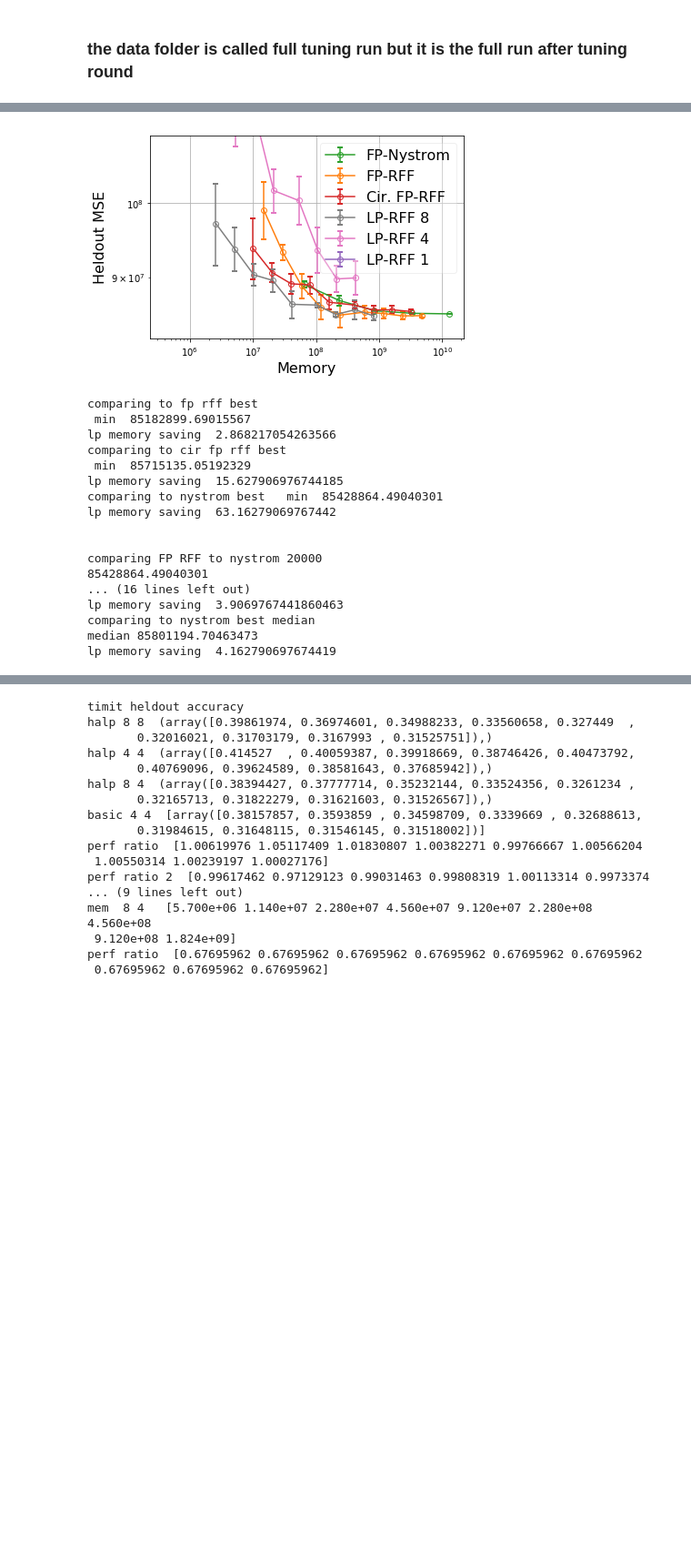
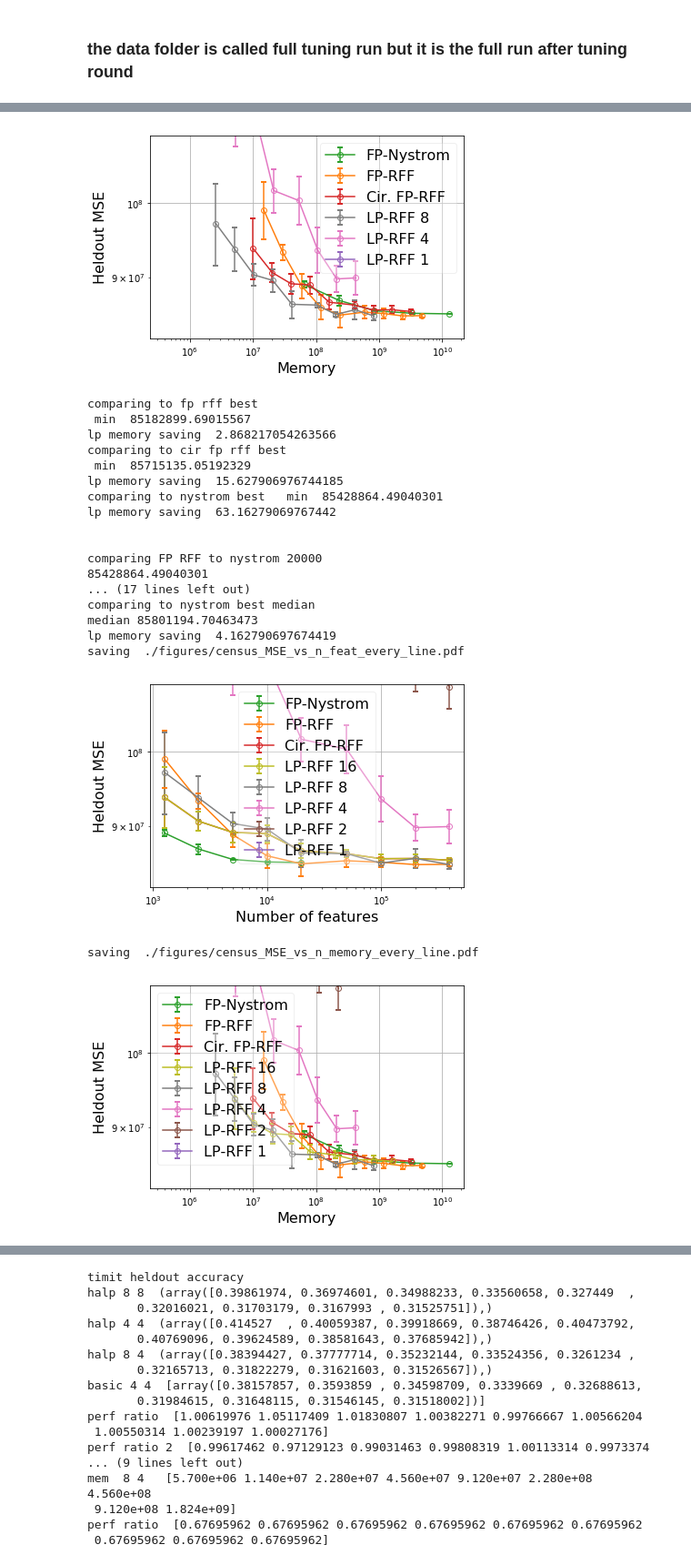
Before and after one commit to JianGoForIt/lp_rffs, a Jupyter notebook: kernel_reg/notebook/lp_rff_large_exp_full_run_memory_plot.ipynb, the cells around one changed output, grey strips where cells are left out. Shown at 91% size. Saved outputs shown, nothing was run; the diff lists cells and outputs as text; code cells hidden in the pictures; blank space fills up the shorter version.

```diff
--- a/kernel_reg/notebook/lp_rff_large_exp_full_run_memory_plot.ipynb
+++ b/kernel_reg/notebook/lp_rff_large_exp_full_run_memory_plot.ipynb
@@ -119,7 +119,8 @@ def plot_full_run(n_rff_feat, n_nystrom_feat, general_folder_performance, genera
                   performance_file_name="eval_metric.txt",
                   metric_file_name="metric_sample_eval.txt", do_median=False,
                   do_logx_plot=False, do_logy_plot=False, ylim=None, xlim=None,
-                  performance_name="L2 loss", mem_saving_thresh=0.001, y_reverse=False, plot_halp=False, plot_all_line=False):
+                  performance_name="L2 loss", mem_saving_thresh=0.001, y_reverse=False, plot_halp=False,
+                  plot_all_line=False, plot_every_line=False):
     memory_list_rff = np.array( [rff_mem_func(n_feat) for n_feat in n_rff_feat] )
     subfolder_pattern = folder_pattern.replace("type_unk", "type_rff")
     performance_list_rff = get_performance_list(n_rff_feat, general_folder_performance, subfolder_pattern, seeds,
@@ -253,13 +254,14 @@ def plot_full_run(n_rff_feat, n_nystrom_feat, general_folder_performance, genera
             plt.xlim(xlim)
 #         plt.xlim([1e5, 1e7])
         plt.tight_layout()
-        save_csv_with_error_bar(data_list, file_name="./data_for_plot/" + dataset_name + "_" + performance_name + "_vs_n_feat_lm_halp.csv")
-        plt.savefig("./figures/" + dataset_name + "_" + performance_name + "_vs_n_feat_lm_halp.pdf")
+#         save_csv_with_error_bar(data_list, file_name="./data_for_plot/" + dataset_name + "_" + performance_name + "_vs_n_feat_lm_halp.csv")
+#         plt.savefig("./figures/" + dataset_name + "_" + performance_name + "_vs_n_feat_lm_halp.pdf")
         plt.show()
         return
 
-
-    if plot_all_line:
+    if plot_every_line:
+        plot_bit_list = [16, 8, 4, 2, 1]
+    elif plot_all_line:
         plot_bit_list = [8, 4, 1]
     else:
         plot_bit_list = [8, 4]
@@ -268,7 +270,7 @@ def plot_full_run(n_rff_feat, n_nystrom_feat, general_folder_performance, genera
     data_list = []
     data_list.append(("FP-Nystrom", n_nystrom_feat, performance_list_nystrom) )
     data_list.append(("FP-RFF", n_rff_feat, performance_list_rff) )
-    if plot_all_line:
+    if plot_all_line or plot_every_line:
         data_list.append(("Cir. FP-RFF", n_rff_feat, performance_list_cir_rff ) )
     for nbit in plot_bit_list:
         data_list.append(("LP-RFF " + str(nbit), n_rff_feat, lp_cir_rff_perf_dict[nbit] ) )
@@ -286,7 +288,11 @@ def plot_full_run(n_rff_feat, n_nystrom_feat, general_folder_performance, genera
     if xlim is not None:
         plt.xlim(xlim)
     plt.tight_layout()
-    if plot_all_line:
+    if plot_every_line:
+        print "saving ", "./figures/" + dataset_name + "_" + performance_name + "_vs_n_feat_every_line.pdf"
+        save_csv_with_error_bar(data_list, file_name="./data_for_plot/" + dataset_name + "_" + performance_name + "_vs_n_feat_every_line.csv")
+        plt.savefig("./figures/" + dataset_name + "_" + performance_name + "_vs_n_feat_every_line.pdf")
+    elif plot_all_line:
         print "saving ", "./figures/" + dataset_name + "_" + performance_name + "_vs_n_feat_all_line.pdf"
         save_csv_with_error_bar(data_list, file_name="./data_for_plot/" + dataset_name + "_" + performance_name + "_vs_n_feat_all_line.csv")
         plt.savefig("./figures/" + dataset_name + "_" + performance_name + "_vs_n_feat_all_line.pdf")
@@ -301,7 +307,7 @@ def plot_full_run(n_rff_feat, n_nystrom_feat, general_folder_performance, genera
     data_list = []
     data_list.append(("FP-Nystrom", memory_list_nystrom, performance_list_nystrom) )
     data_list.append(("FP-RFF", memory_list_rff, performance_list_rff) )
-    if plot_all_line:
+    if plot_all_line or plot_every_line:
         data_list.append(("Cir. FP-RFF", memory_list_cir_rff, performance_list_cir_rff ) )
     for nbit in plot_bit_list:
         data_list.append(("LP-RFF " + str(nbit), lp_cir_rff_memory_dict[nbit], lp_cir_rff_perf_dict[nbit] ) )
@@ -319,7 +325,11 @@ def plot_full_run(n_rff_feat, n_nystrom_feat, general_folder_performance, genera
     if xlim is not None:
         plt.xlim(xlim)
     plt.tight_layout()
-    if plot_all_line:
+    if plot_every_line:
+        print "saving ", "./figures/" + dataset_name + "_" + performance_name + "_vs_n_memory_every_line.pdf"
+        save_csv_with_error_bar(data_list, file_name="./data_for_plot/" + dataset_name + "_" + performance_name + "_vs_n_memory_every_line.csv")
+        plt.savefig("./figures/" + dataset_name + "_" + performance_name + "_vs_n_memory_every_line.pdf")
+    elif plot_all_line:
         print "saving ", "./figures/" + dataset_name + "_" + performance_name + "_vs_n_memory_all_line.pdf"
         save_csv_with_error_bar(data_list, file_name="./data_for_plot/" + dataset_name + "_" + performance_name + "_vs_n_memory_all_line.csv")
         plt.savefig("./figures/" + dataset_name + "_" + performance_name + "_vs_n_memory_all_line.pdf")
@@ -432,6 +442,11 @@ plot_full_run(rff_feat_list, nystrom_feat_list, general_folder_performance, gene
             cir_rff_mem_func=cir_rff_mem_func, min_metric_best=True,
             do_logy_plot=True, do_logx_plot=True, ylim=[8.25e7, 1.1e8],
             performance_name="MSE", mem_saving_thresh=mem_saving_thresh, plot_all_line=True)
+plot_full_run(rff_feat_list, nystrom_feat_list, general_folder_performance, general_folder_metric, subfolder_pattern, seeds=[1,2,3],
+            rff_mem_func=rff_mem_func, nystrom_mem_func=nystrom_mem_func,
+            cir_rff_mem_func=cir_rff_mem_func, min_metric_best=True,
+            do_logy_plot=True, do_logx_plot=True, ylim=[8.25e7, 1.1e8],
+            performance_name="MSE", mem_saving_thresh=mem_saving_thresh, plot_every_line=True)
 # %% [output]
 census heldout sqrt l2
 saving  ./figures/census_MSE_vs_n_feat.pdf
@@ -446,32 +461,35 @@ comparing to cir fp rff best
 lp memory saving  15.627906976744185
 comparing to nystrom best   min  85428864.49040301
 lp memory saving  63.16279069767442
 
 
 comparing FP RFF to nystrom 20000
 85428864.49040301
 ... (17 lines left out)
 comparing to nystrom best median
 median 85801194.70463473
 lp memory saving  4.162790697674419
 saving  ./figures/census_MSE_vs_n_feat_all_line.pdf
 [figure]
 saving  ./figures/census_MSE_vs_n_memory_all_line.pdf
 [figure]
 comparing to fp rff best
  min  85182899.69015567
 lp memory saving  2.868217054263566
 comparing to cir fp rff best
  min  85715135.05192329
 lp memory saving  15.627906976744185
 comparing to nystrom best   min  85428864.49040301
 lp memory saving  63.16279069767442
 
 
 comparing FP RFF to nystrom 20000
 85428864.49040301
-... (16 lines left out)
-lp memory saving  3.9069767441860463
+... (17 lines left out)
 comparing to nystrom best median
 median 85801194.70463473
 lp memory saving  4.162790697674419
+saving  ./figures/census_MSE_vs_n_feat_every_line.pdf
+[figure, added]
+saving  ./figures/census_MSE_vs_n_memory_every_line.pdf
+[figure, added]
```
Also changed, not shown: parts of 4 cells of this notebook, 2 other files.
